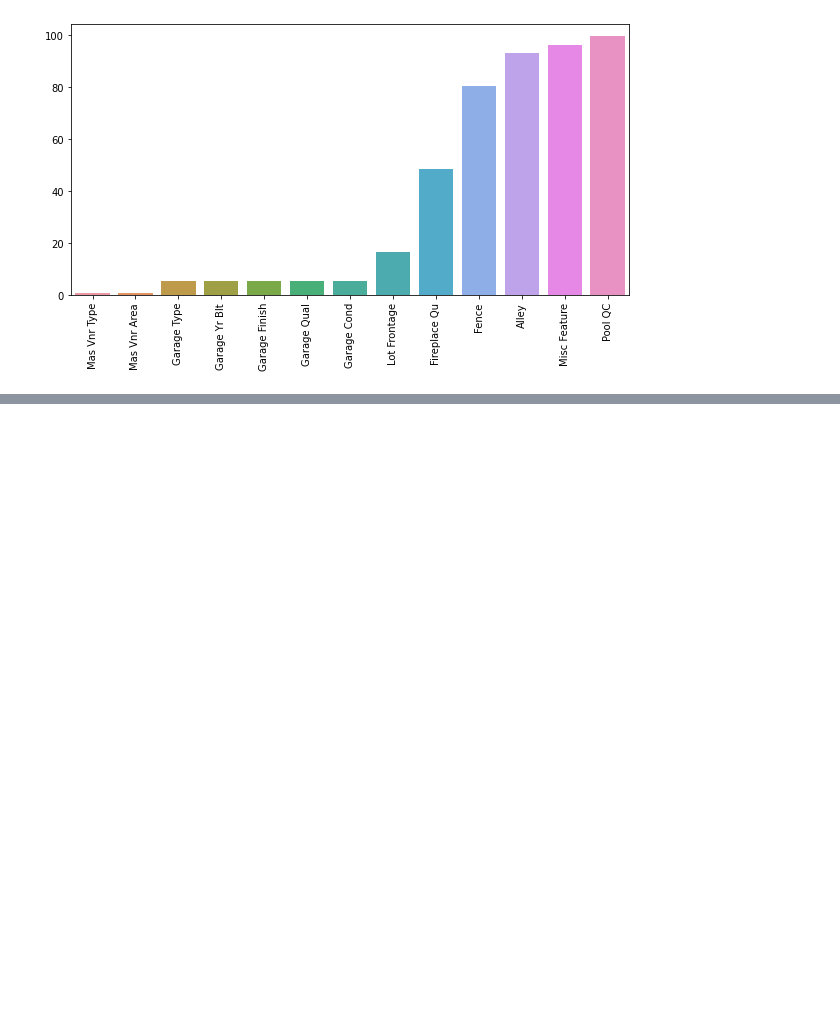
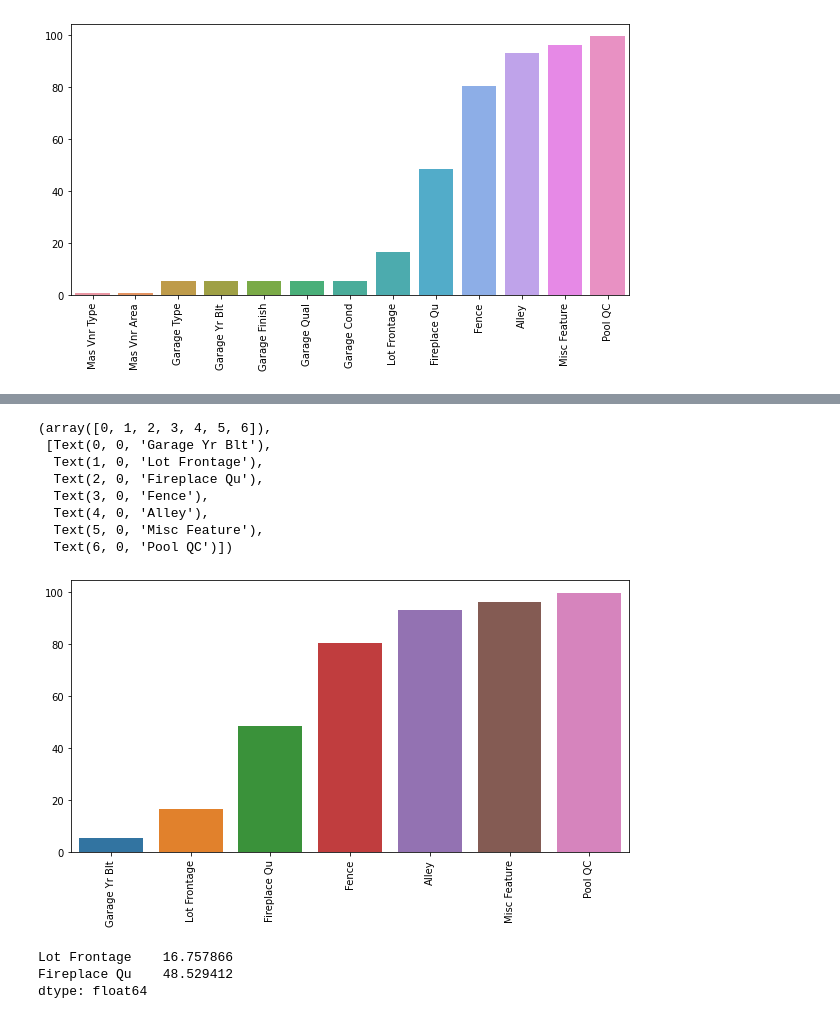
Before and after one commit to dhires9196/ML_reinvent, a Jupyter notebook: outliers/Outliers_Feature_engineering.ipynb, the cells around one changed output, grey strips where cells are left out. Cells and saved outputs as stored; diff of their text form; code cells hidden in the pictures; blank space fills up the shorter version.

```diff
--- a/outliers/Outliers_Feature_engineering.ipynb
+++ b/outliers/Outliers_Feature_engineering.ipynb
@@ -585,0 +624,6 @@ plt.xticks(rotation=90)
+# %%
+gar_str_cols = ['Garage Type', 'Garage Finish', 'Garage Qual', 'Garage Cond']
+df[gar_str_cols] = df[gar_str_cols].fillna("None")
+# %%
+precentage_nan=precent_missing(df)
+precentage_nan
@@ -585,0 +639,14 @@ plt.xticks(rotation=90)
+# %%
+plt.figure(figsize=(10,5))
+sns.barplot(x=precentage_nan.index,y=precentage_nan)
+plt.xticks(rotation=90)
+# %% [output]
+(array([0, 1, 2, 3, 4, 5, 6]),
+ [Text(0, 0, 'Garage Yr Blt'),
+  Text(1, 0, 'Lot Frontage'),
+  Text(2, 0, 'Fireplace Qu'),
+  Text(3, 0, 'Fence'),
+  Text(4, 0, 'Alley'),
+  Text(5, 0, 'Misc Feature'),
+  Text(6, 0, 'Pool QC')])
+[figure, added]
@@ -585,0 +657,7 @@ plt.xticks(rotation=90)
+# %%
+precentage_nan=precent_missing(df)
+precentage_nan
+# %% [output]
+Lot Frontage    16.757866
+Fireplace Qu    48.529412
+dtype: float64
```
Also changed, not shown: parts of 22 cells of this notebook, 2 other files.
